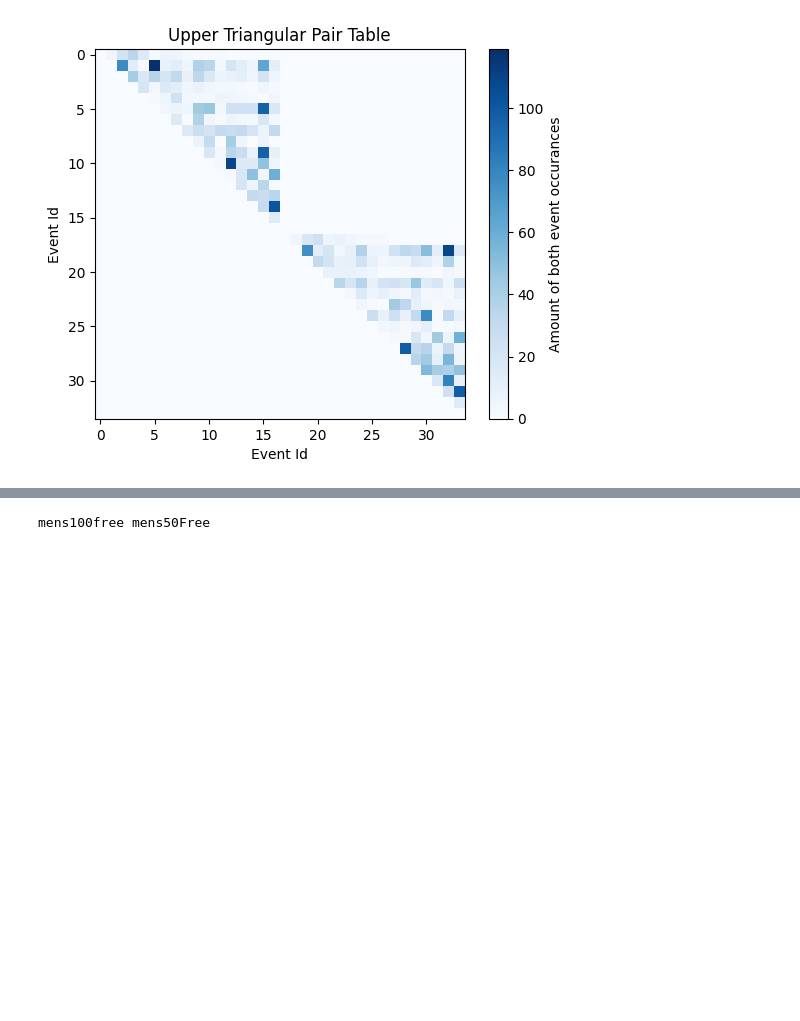
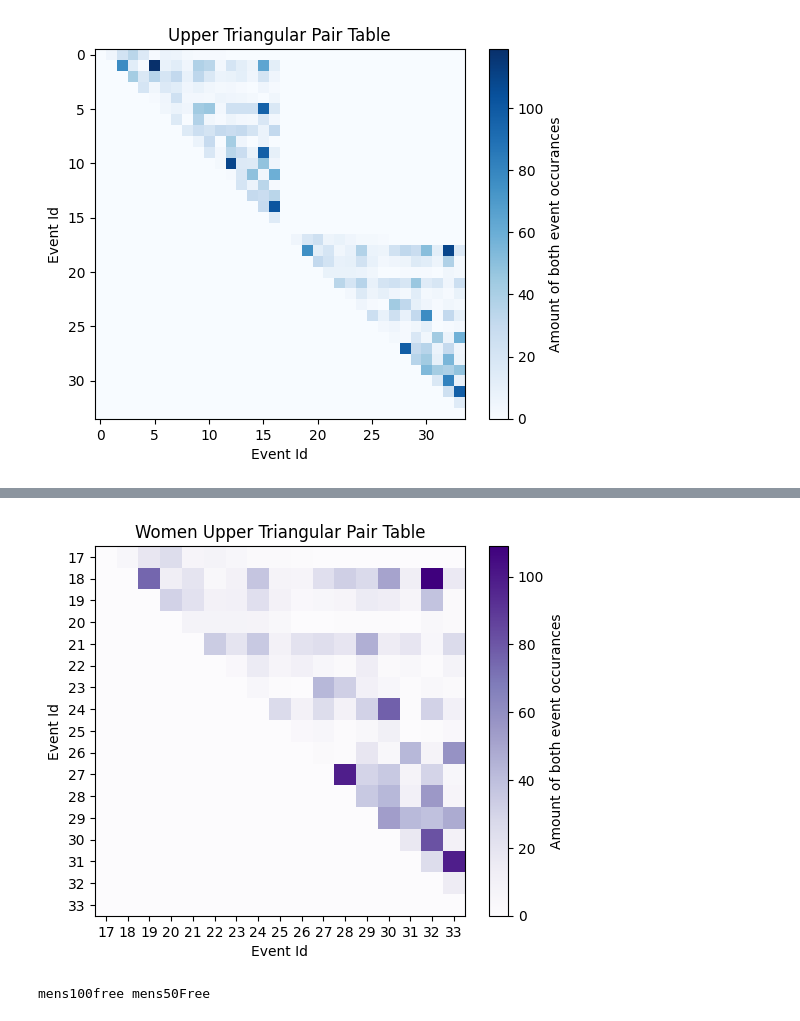
Before and after one commit to MitchKubina/CSCI4022_FinalProject, a Jupyter notebook: market_basket.ipynb, the cells around one changed output, grey strips where cells are left out. Cells and saved outputs as stored; diff of their text form; code cells hidden in the pictures; blank space fills up the shorter version.

```diff
--- a/market_basket.ipynb
+++ b/market_basket.ipynb
@@ -128,3 +147,22 @@ Text(0.5, 1.0, 'Upper Triangular Pair Table')
+# %%
+subset = test_matrix[-17:, -17:]
+
+plt.imshow(subset, cmap="Purples", interpolation="nearest")
+plt.colorbar(label = "Amount of both event occurances")
+plt.xlabel("Event Id")
+plt.ylabel("Event Id")
+plt.title("Women Upper Triangular Pair Table")
+
+xticks = np.arange(subset.shape[1])
+yticks = np.arange(subset.shape[0])
+
+# Set the new tick labels (add 17 to each)
+plt.xticks(xticks, xticks + 17)
+plt.yticks(yticks, yticks + 17)
+
+plt.show()
+# %% [output]
+[figure, added]
 # %%
 #little test
 max_pair = max(pairs, key = pairs.get)
```
Also changed, not shown: parts of 3 cells of this notebook.
